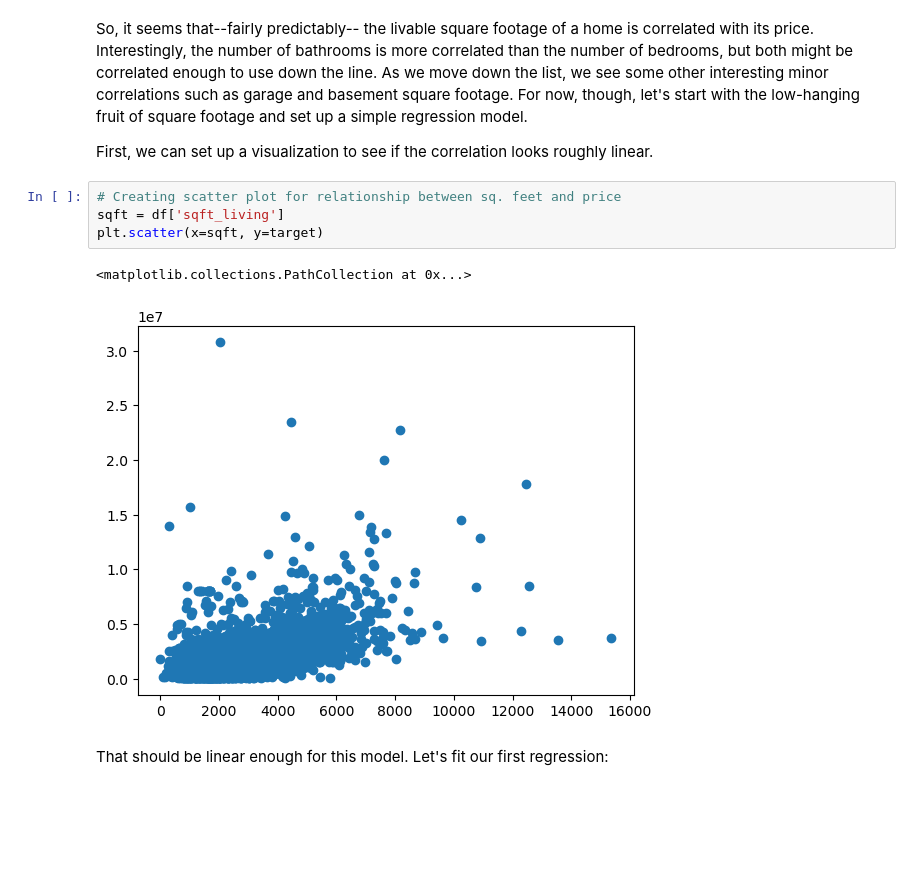
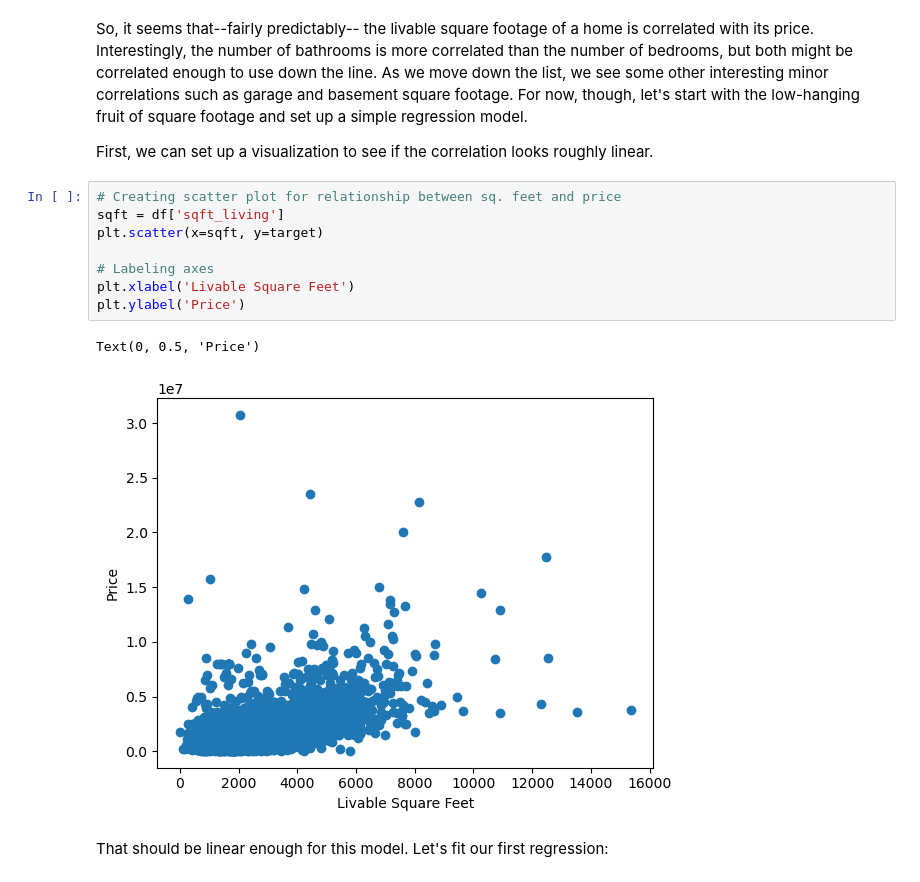
Before and after one commit to apell74/dsc-phase-2-project-v2-5, a Jupyter notebook: phase-2-project.ipynb, the cells around one changed output. Saved outputs shown, nothing was run; the diff lists cells and outputs as text; blank space fills up the shorter version.

```diff
--- a/phase-2-project.ipynb
+++ b/phase-2-project.ipynb
@@ -200,10 +206,14 @@ First, we can set up a visualization to see if the correlation looks roughly lin
 # %%
 # Creating scatter plot for relationship between sq. feet and price
 sqft = df['sqft_living']
 plt.scatter(x=sqft, y=target)
+
+# Labeling axes
+plt.xlabel('Livable Square Feet')
+plt.ylabel('Price')
 # %% [output]
-<matplotlib.collections.PathCollection at 0x...>
+Text(0, 0.5, 'Price')
-[figure, old version]
+[figure, new version]
 # %% [markdown]
 That should be linear enough for this model. Let's fit our first regression:
 # %%
```
Also changed, not shown: parts of 45 cells of this notebook.
